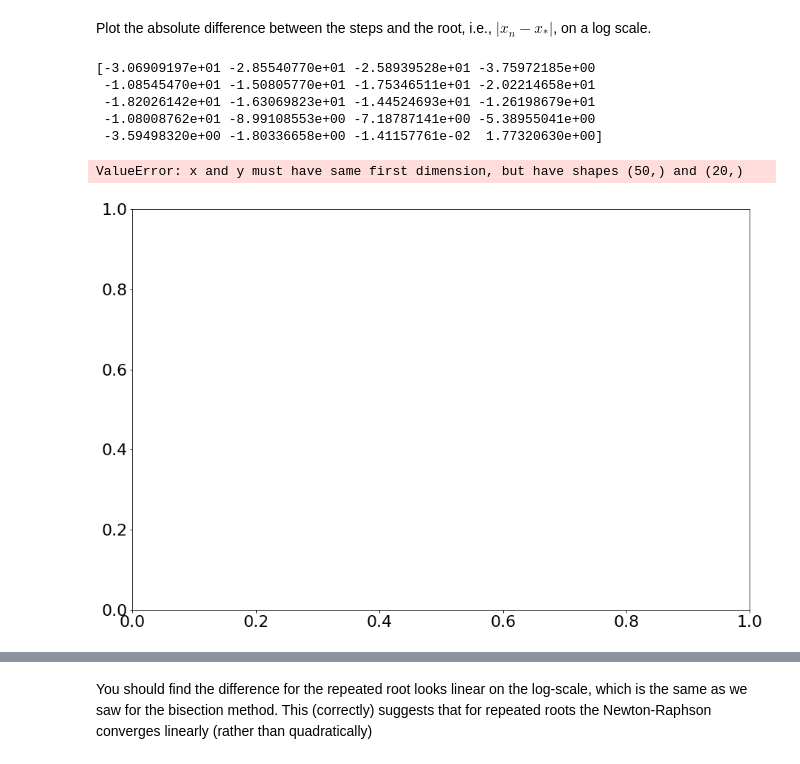
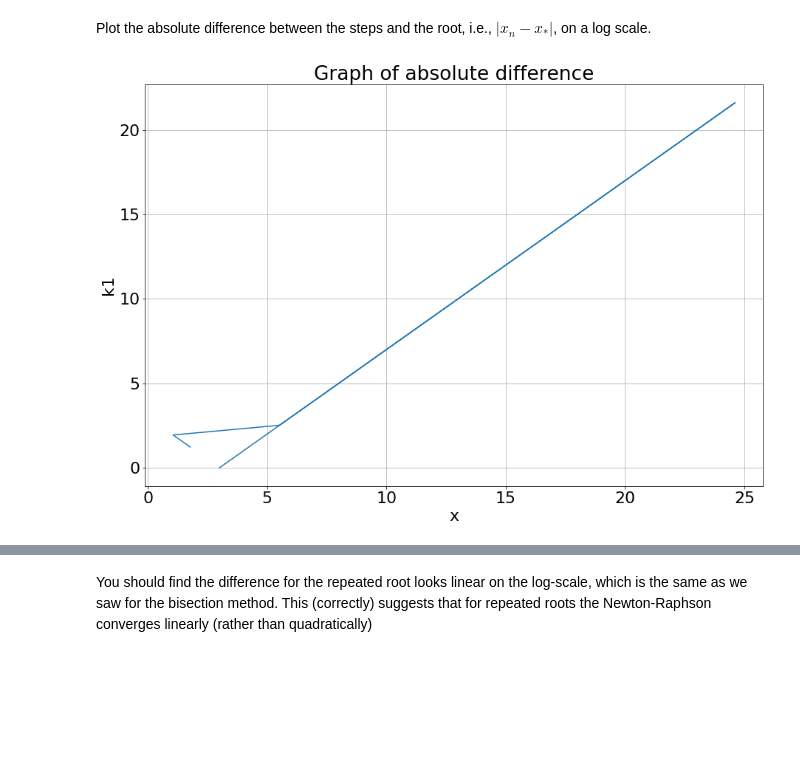
Before and after one commit to Saoirse-M-MacLaughlin/ACM20030-assignments, a Jupyter notebook: Assignment 2 - 18306281-checkpoint.ipynb, the cells around one changed output, grey strips where cells are left out. Drawn from its saved outputs; the diff is of its cells as text; code cells hidden in the pictures; blank space fills up the shorter version.

```diff
--- a/Assignment 2 - 18306281-checkpoint.ipynb
+++ b/Assignment 2 - 18306281-checkpoint.ipynb
@@ -438,38 +438,19 @@ xonegtwo = -1.00003465
  -1.00006064 -1.00003465]
 # %% [markdown]
 Plot the absolute difference between the steps and the root, i.e., $|x_n - x_*|$, on a log scale.
-# %%
-#plotting absolute difference between steps and roots
-import numpy as np
-import matplotlib.pyplot as plt
-
-def FindDifference(f, df, x0, tol, root):
-    steps = np.array([x0])
-    f0 = f(x0)
-    count = 1
-    while np.abs(f0) > tol and count < 20:
-        f0 = f(x0)
-        x0 = x0 - f0/df(x0)
-        steps = np.append(steps - xothree, x0)
-        count += 1
-    return steps
-
-print(FindDifference(g, dg, 3, 1e-12, xothree))
-x = np.linspace(1, 10)
-x0 = 3
-y = np.abs(FindDifference(g, dg, x0, 1e-12, xothree))
-plt.plot(np.log(x), np.log(y))
-plt.title ('Graph of log(abs(G2 - G1))')
-plt.xlabel('x')
-plt.ylabel('log(abs(G1-G2))')
-plt.grid(True)
-
-#STUCK STUCK
-# %% [output]
-[-3.06909197e+01 -2.85540770e+01 -2.58939528e+01 -3.75972185e+00
- -1.08545470e+01 -1.50805770e+01 -1.75346511e+01 -2.02214658e+01
- -1.82026142e+01 -1.63069823e+01 -1.44524693e+01 -1.26198679e+01
- -1.08008762e+01 -8.99108553e+00 -7.18787141e+00 -5.38955041e+00
- -3.59498320e+00 -1.80336658e+00 -1.41157761e-02  1.77320630e+00]
-ValueError: x and y must have same first dimension, but have shapes (50,) and (20,)
-[figure, removed]
+# %%
+#plotting absolute difference between steps and roots xo = 3
+k1 = FindRootNewtonRaphsonSteps(g, dg, 3, 1e-12)
+
+y = (abs(k1-3))
+x = k1
+
+plt.plot(x,y)
+plt.title ('Graph of absolute difference')
+plt.xlabel('x')
+plt.ylabel('k1')
+plt.grid(True)
+
+#STUCK STUCK
+# %% [output]
+[figure, added]
```
Also changed, not shown: parts of 3 cells of this notebook.
